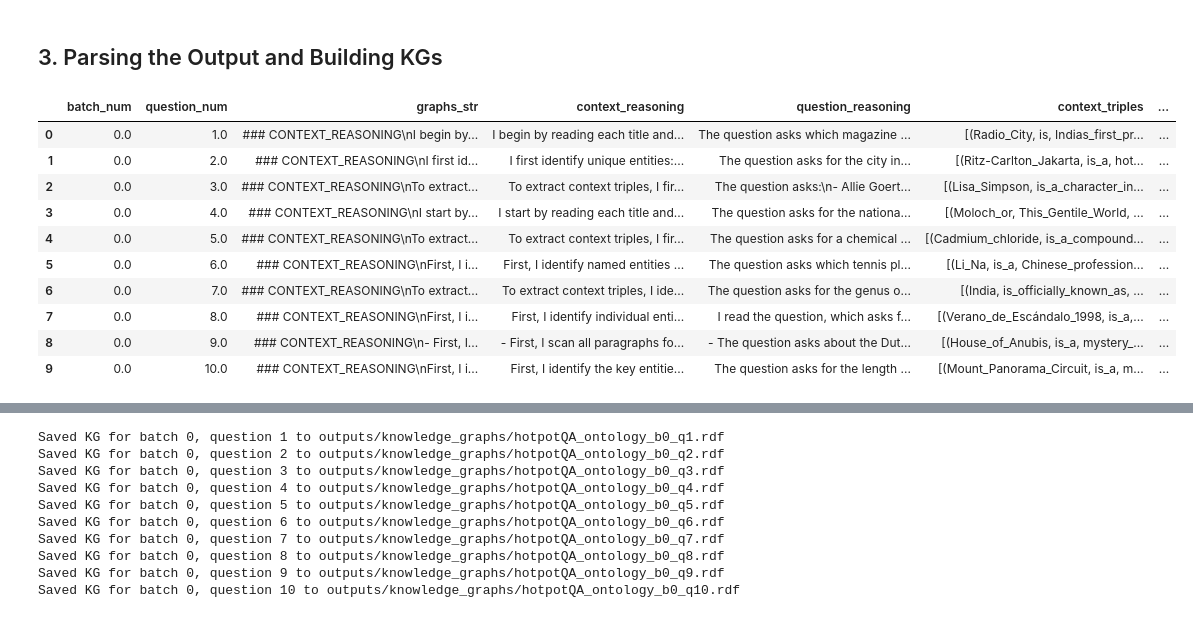
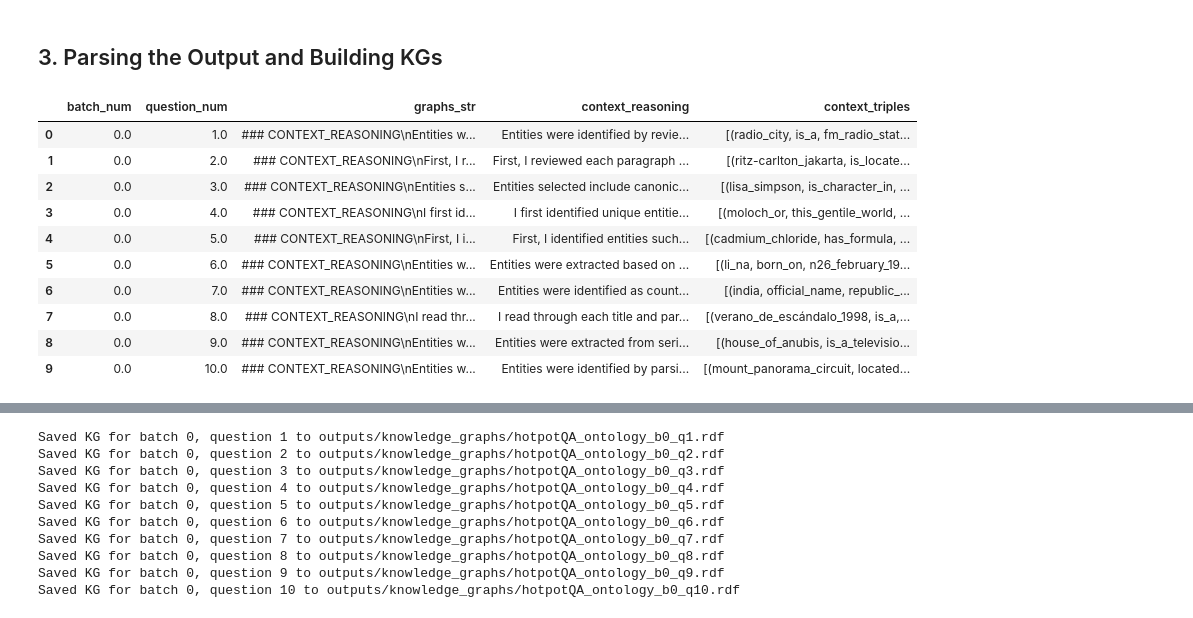
Before and after one commit to CDAC-lab/research-llm-graph-reasoning, a Jupyter notebook: analyze_hotpotqa_complex_entity_prediction.ipynb, the cells around one changed output, grey strips where cells are left out. Saved outputs shown, nothing was run; the diff lists cells and outputs as text; code cells hidden in the pictures.

Commit message:
HotpotQA small sample added

```diff
--- a/analyze_hotpotqa_complex_entity_prediction.ipynb
+++ b/analyze_hotpotqa_complex_entity_prediction.ipynb
@@ -113,18 +112,16 @@ for i in range(0, len(train_hotpot_qa_json), BATCH_SIZE):
-# %%
-if IS_DEBUG:
-    batch_context = train_batch_context
-    batch_question = train_batch_question
-    batch_answer = train_batch_answer
-else:
-    batch_context = []
-    batch_question = []
-    batch_answer = []
+# %%
+if IS_DEBUG:
+    train_hotpot_qa_json = train_hotpot_qa_json[:DEBUG_QUESTION_SIZE]
+    test_hotpot_qa_json = test_hotpot_qa_json[:DEBUG_QUESTION_SIZE]
+    batch_context, batch_question, batch_answer = divide_and_batch(train_hotpot_qa_json, BATCH_SIZE)
+else:
+    batch_context, batch_question, batch_answer = divide_and_batch(test_hotpot_qa_json, BATCH_SIZE)
 # %%
-for i in range(len(train_batch_context[0])):
+for i in range(len(batch_context[0])):
     print(f"Batch {i + 1}:")
-    print("Context:", train_batch_context[0][i])
-    print("Question:", train_batch_question[0][i])
-    print("Answer:", train_batch_answer[0][i])
+    print("Context:", batch_context[0][i])
+    print("Question:", batch_question[0][i])
+    print("Answer:", batch_answer[0][i])
     print("-" * 50)
     if i == 9:  # Limit to 3 batches for brevity
         break
@@ -259,8 +231,7 @@ for i in range(len(batch_context)):
     for batch in range(len(batch_context[i])):
         context = batch_context[i][batch]
         batch_input_item.append({
-            "context": context,
-            "question": batch_question[i][j],
+            "context": context
         })
         context_list.append(context)
         question_list.append(batch_question[i][j])
@@ -280,7 +251,6 @@ for i, batch in enumerate(batch_input_list):
     print(f"Batch {i + 1}:")
     for item in batch:
         print("Context:", item['context'])
-        print("Question:", item['question'])
         print("-" * 50)
 # %% [output]
 Batch 1:
@@ -479,18 +444,18 @@ def extract_to_columns(row):
 # %%
-graphs_str_df[['context_reasoning', 'question_reasoning', 'context_triples', 'question_triples']] = graphs_str_df.apply(extract_to_columns, axis=1)
+graphs_str_df[['context_reasoning', 'context_triples']] = graphs_str_df.apply(extract_context_to_columns, axis=1)
 graphs_str_df
 # %% [output]
-|  | batch_num | question_num | graphs_str | context_reasoning | question_reasoning | context_triples | ... |
-| 0 | 0.0 | 1.0 | ### CONTEXT_REASONING\nI begin by... | I begin by reading each title and... | The question asks which magazine ... | [(Radio_City, is, Indias_first_pr... | ... |
-| 1 | 0.0 | 2.0 | ### CONTEXT_REASONING\nI first id... | I first identify unique entities:... | The question asks for the city in... | [(Ritz-Carlton_Jakarta, is_a, hot... | ... |
-| 2 | 0.0 | 3.0 | ### CONTEXT_REASONING\nTo extract... | To extract context triples, I fir... | The question asks:\n- Allie Goert... | [(Lisa_Simpson, is_a_character_in... | ... |
-| 3 | 0.0 | 4.0 | ### CONTEXT_REASONING\nI start by... | I start by reading each title and... | The question asks for the nationa... | [(Moloch_or, This_Gentile_World, ... | ... |
-| 4 | 0.0 | 5.0 | ### CONTEXT_REASONING\nTo extract... | To extract context triples, I fir... | The question asks for a chemical ... | [(Cadmium_chloride, is_a_compound... | ... |
-| 5 | 0.0 | 6.0 | ### CONTEXT_REASONING\nFirst, I i... | First, I identify named entities ... | The question asks which tennis pl... | [(Li_Na, is_a, Chinese_profession... | ... |
-| 6 | 0.0 | 7.0 | ### CONTEXT_REASONING\nTo extract... | To extract context triples, I ide... | The question asks for the genus o... | [(India, is_officially_known_as, ... | ... |
-| 7 | 0.0 | 8.0 | ### CONTEXT_REASONING\nFirst, I i... | First, I identify individual enti... | I read the question, which asks f... | [(Verano_de_Escándalo_1998, is_a,... | ... |
-| 8 | 0.0 | 9.0 | ### CONTEXT_REASONING\n- First, I... | - First, I scan all paragraphs fo... | - The question asks about the Dut... | [(House_of_Anubis, is_a, mystery_... | ... |
-| 9 | 0.0 | 10.0 | ### CONTEXT_REASONING\nFirst, I i... | First, I identify the key entitie... | The question asks for the length ... | [(Mount_Panorama_Circuit, is_a, m... | ... |
+|  | batch_num | question_num | graphs_str | context_reasoning | context_triples |
+| 0 | 0.0 | 1.0 | ### CONTEXT_REASONING\nEntities w... | Entities were identified by revie... | [(radio_city, is_a, fm_radio_stat... |
+| 1 | 0.0 | 2.0 | ### CONTEXT_REASONING\nFirst, I r... | First, I reviewed each paragraph ... | [(ritz-carlton_jakarta, is_locate... |
+| 2 | 0.0 | 3.0 | ### CONTEXT_REASONING\nEntities s... | Entities selected include canonic... | [(lisa_simpson, is_character_in, ... |
+| 3 | 0.0 | 4.0 | ### CONTEXT_REASONING\nI first id... | I first identified unique entitie... | [(moloch_or, this_gentile_world, ... |
+| 4 | 0.0 | 5.0 | ### CONTEXT_REASONING\nFirst, I i... | First, I identified entities such... | [(cadmium_chloride, has_formula, ... |
+| 5 | 0.0 | 6.0 | ### CONTEXT_REASONING\nEntities w... | Entities were extracted based on ... | [(li_na, born_on, n26_february_19... |
+| 6 | 0.0 | 7.0 | ### CONTEXT_REASONING\nEntities w... | Entities were identified as count... | [(india, official_name, republic_... |
+| 7 | 0.0 | 8.0 | ### CONTEXT_REASONING\nI read thr... | I read through each title and par... | [(verano_de_escándalo_1998, is_a,... |
+| 8 | 0.0 | 9.0 | ### CONTEXT_REASONING\nEntities w... | Entities were extracted from seri... | [(house_of_anubis, is_a_televisio... |
+| 9 | 0.0 | 10.0 | ### CONTEXT_REASONING\nEntities w... | Entities were identified by parsi... | [(mount_panorama_circuit, located... |
 # %%
 main_df = main_df.merge(graphs_str_df, on=['batch_num', 'question_num'], how='left')
 # del graphs_str_df
```
Also changed, not shown: parts of 27 cells of this notebook.
